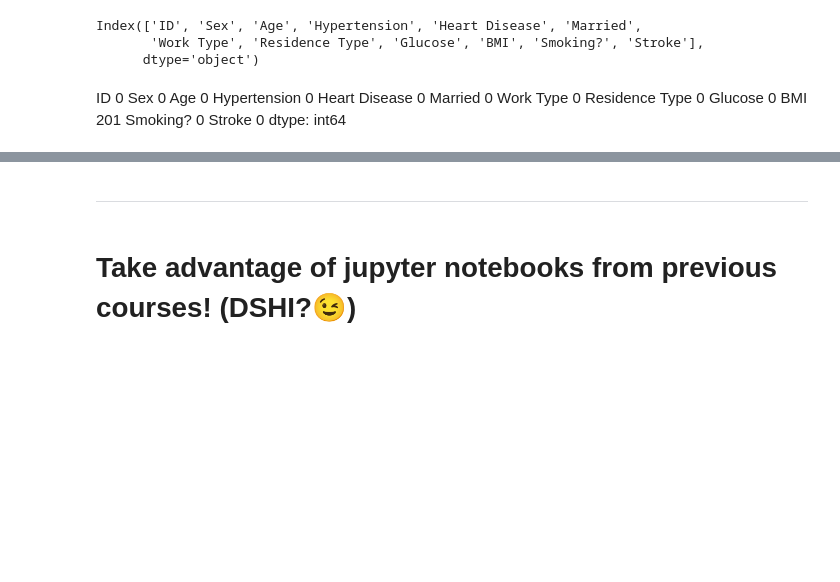
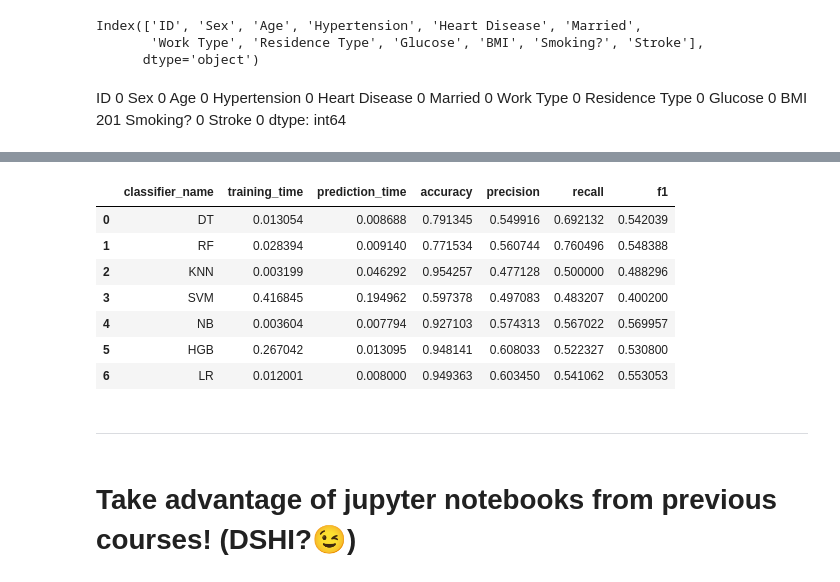
Before and after one commit to Johhad/Group-6-Dashboard-Stroke-Risk-Prediction, a Jupyter notebook: jupyter-notebooks/data-analysis-pipeline.ipynb, the cells around one changed output, grey strips where cells are left out. Cells and saved outputs as stored; diff of their text form; code cells hidden in the pictures; blank space fills up the shorter version.

Commit message:
Updaating modells
Modells are now running and able to be trained, just need to find fitting parameters for them. We can add more models

```diff
--- a/jupyter-notebooks/data-analysis-pipeline.ipynb
+++ b/jupyter-notebooks/data-analysis-pipeline.ipynb
@@ -204,6 +204,7 @@ preprocessor = ColumnTransformer(
 X_encoded = preprocessor.fit_transform(df)
 # %%
 import pandas as pd
+from sklearn.preprocessing import StandardScaler
 
 #Dataframe with onehot encoding
 df_encoded = pd.get_dummies(df, columns=['Sex', 'Work Type', 'Residence Type', 'Smoking?'], drop_first=True)
@@ -216,6 +217,12 @@ y = df_encoded['Stroke']
 from sklearn.model_selection import train_test_split
 X_train, X_test, y_train, y_test = train_test_split(X, y, test_size=0.2, random_state=42)
 
+scaler = StandardScaler()
+X_train_scaled = scaler.fit_transform(X_train)  # fit only on training data
+X_test_scaled = scaler.transform(X_test)
+
+
+#We are able to change the parameters below to try to find the result we want
 models = {
     "DT": DecisionTreeClassifier(max_depth=8, class_weight='balanced'),
     "RF": RandomForestClassifier(n_estimators=10, max_depth=5, class_weight='balanced'),
@@ -223,7 +230,7 @@ models = {
     "SVM": SVC(kernel='rbf', class_weight='balanced'),
     "NB": GaussianNB(),
     "HGB": HistGradientBoostingClassifier(max_iter=100),
-    "LR": LogisticRegression(solver='saga', max_iter=1000)
+    "LR": LogisticRegression(solver='liblinear', max_iter=1000)
 }
 
 #Training the models
@@ -242,3 +249,75 @@ LR accuracy: 0.94
+# %%
+from sklearn.model_selection import cross_validate
+from sklearn.metrics import make_scorer
+import time
+
+#Creating an empty "Panda" dataframe
+results = pd.DataFrame({
+                        "classifier_name": [],
+                        "training_time": [],
+                        "prediction_time": [],
+                        "accuracy": [],
+                        "precision": [],
+                        "recall": [],
+                        "f1": []
+                        })
+results
+
+#Define the evaluation metrics to be returned by the cross-validation
+scoring_metrics = {
+    "accuracy": "accuracy",
+    "precision_macro": make_scorer(precision_score, average="macro", zero_division=0),
+    "recall_macro": make_scorer(recall_score, average="macro", zero_division=0),
+    "f1_macro": make_scorer(f1_score, average="macro", zero_division=0)
+}
+
+#This is where I apply classifiers in each dataset
+for name, classifier in models.items():
+
+    #This is where the cross-validation happens
+    results_eval_dt = cross_validate(classifier, X_train, y_train, cv=5, scoring=scoring_metrics)
+
+    #This goes through each classifer, starts and stops the time and stores it in "training_time"
+    t_start = time.time()
+    classifier.fit(X_train,y_train)
+    t_end = time.time()
+    training_time = t_end - t_start
+
+    #This is where the prediction happens, starts and stops the time and stores the results in "prediction_time"
+    t_start = time.time()
+    y_predicted = classifier.predict(X_test)
+    t_end = time.time()
+    prediction_time = t_end - t_start
+
+    #These lines give the performance metrics asked
+    accuracy_result = accuracy_score(y_test, y_predicted)
+    precision_result = precision_score(y_test, y_predicted, zero_division=0)
+    recall_result = recall_score(y_test, y_predicted, zero_division=0)
+    f1_result = f1_score(y_test, y_predicted, zero_division=0)
+
+    #Puts the results in their "headlines"
+    this_result = pd.DataFrame({
+        "classifier_name": [name],
+        "training_time": [results_eval_dt['fit_time'].mean()],
+        "prediction_time": [results_eval_dt['score_time'].mean()],
+        "accuracy": [results_eval_dt['test_accuracy'].mean()],
+        "precision": [results_eval_dt['test_precision_macro'].mean()],
+        "recall": [results_eval_dt['test_recall_macro'].mean()],
+        "f1": [results_eval_dt['test_f1_macro'].mean()]
+    })
+
+    #Prints the results
+    results = pd.concat([results, this_result], axis=0, ignore_index=True)
+results.head(10)
+# %% [output]
+|  | classifier_name | training_time | prediction_time | accuracy | precision | recall | f1 |
+| 0 | DT | 0.013054 | 0.008688 | 0.791345 | 0.549916 | 0.692132 | 0.542039 |
+| 1 | RF | 0.028394 | 0.009140 | 0.771534 | 0.560744 | 0.760496 | 0.548388 |
+| 2 | KNN | 0.003199 | 0.046292 | 0.954257 | 0.477128 | 0.500000 | 0.488296 |
+| 3 | SVM | 0.416845 | 0.194962 | 0.597378 | 0.497083 | 0.483207 | 0.400200 |
+| 4 | NB | 0.003604 | 0.007794 | 0.927103 | 0.574313 | 0.567022 | 0.569957 |
+| 5 | HGB | 0.267042 | 0.013095 | 0.948141 | 0.608033 | 0.522327 | 0.530800 |
+| 6 | LR | 0.012001 | 0.008000 | 0.949363 | 0.603450 | 0.541062 | 0.553053 |
 # %% [markdown]
 --------------------------------------------------------------------------------------------------------------------
 # %% [markdown]
```
Also changed, not shown: parts of 1 cell of this notebook.
